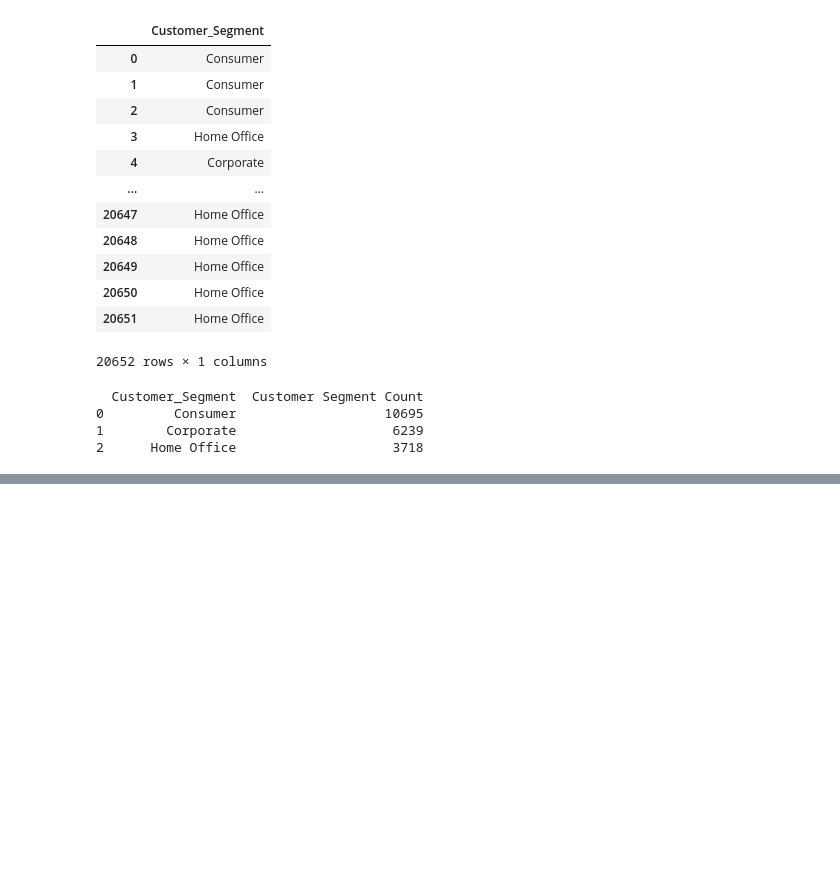
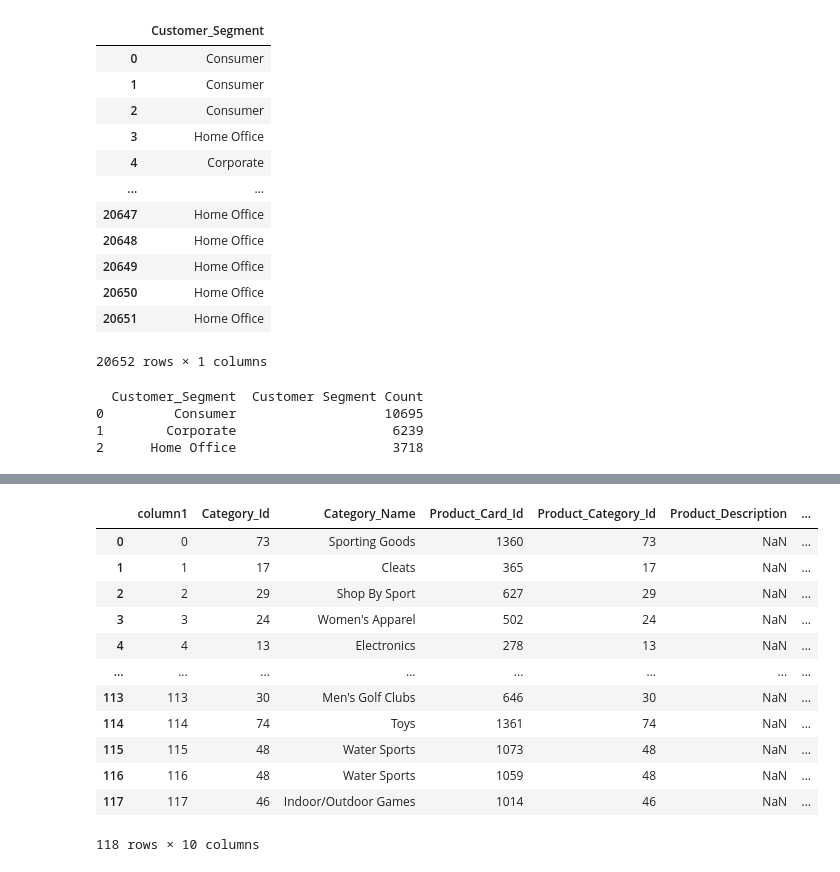
Before and after one commit to CCNY-Analytics-and-Quant/StevenCEdwinA-BAFall2023, a Jupyter notebook: Final Project.ipynb, the cells around one changed output, grey strips where cells are left out. Drawn from its saved outputs; the diff is of its cells as text; code cells hidden in the pictures; blank space fills up the shorter version.

```diff
--- a/Final Project.ipynb
+++ b/Final Project.ipynb
@@ -925,0 +927,18 @@ print('Consumer segment makes up over half the customer segment distribution. Wh
+# %%
+# Category_Name products that returned the most profit
+df_orderDataAll = pd.read_csv('Results_OrderDataAll2.csv')
+df_orderDataAll
+# %% [output]
+|  | column1 | Category_Id | Category_Name | Product_Card_Id | Product_Category_Id | Product_Description | ... |
+| 0 | 0 | 73 | Sporting Goods | 1360 | 73 | NaN | ... |
+| 1 | 1 | 17 | Cleats | 365 | 17 | NaN | ... |
+| 2 | 2 | 29 | Shop By Sport | 627 | 29 | NaN | ... |
+| 3 | 3 | 24 | Women's Apparel | 502 | 24 | NaN | ... |
+| 4 | 4 | 13 | Electronics | 278 | 13 | NaN | ... |
+| ... | ... | ... | ... | ... | ... | ... | ... |
+| 113 | 113 | 30 | Men's Golf Clubs | 646 | 30 | NaN | ... |
+| 114 | 114 | 74 | Toys | 1361 | 74 | NaN | ... |
+| 115 | 115 | 48 | Water Sports | 1073 | 48 | NaN | ... |
+| 116 | 116 | 48 | Water Sports | 1059 | 48 | NaN | ... |
+| 117 | 117 | 46 | Indoor/Outdoor Games | 1014 | 46 | NaN | ... |
+118 rows × 10 columns
```
Also changed, not shown: parts of 1 cell of this notebook, 2 other files.
